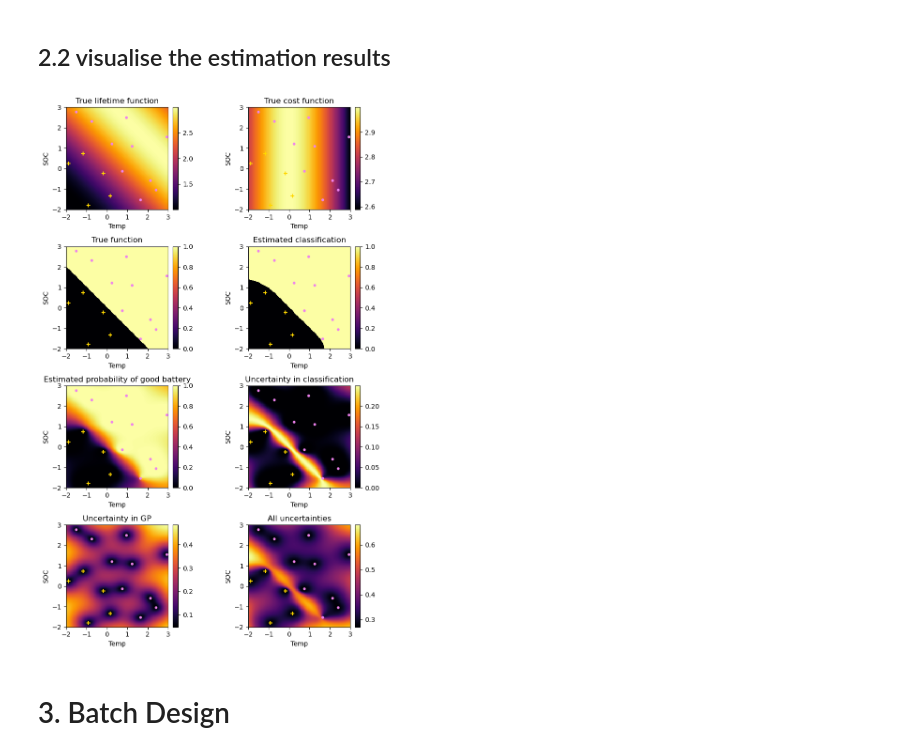
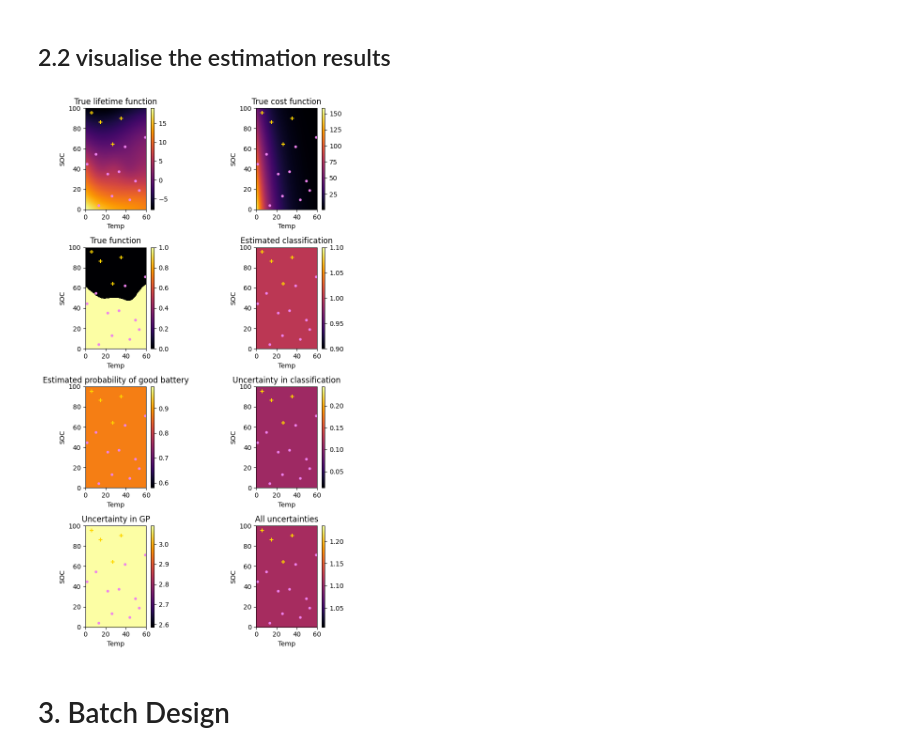
Before and after one commit to ma921/Battery-Experimental-Design, a Jupyter notebook: Tutorial 4. Cost-aware Batch Experimental Design.ipynb, the cells around one changed output. Saved outputs shown, nothing was run; the diff lists cells and outputs as text; code cells hidden in the pictures.

Commit message:
New lifetime function from Jossen Paper and new cost function

```diff
--- a/Tutorial 4. Cost-aware Batch Experimental Design.ipynb
+++ b/Tutorial 4. Cost-aware Batch Experimental Design.ipynb
@@ -18,8 +18,8 @@ import torch
 # Assume our bounds are standardised for statistical model.
 # e.g. originally SOC [0, 100] but convert to [-2, 3], for better fitting.
 bounds = torch.tensor([
-    [-2, -2], # lower bound
-    [3, 3], # upper bound
+    [0, 0], # lower bound
+    [100, 60], # upper bound
 ]).double()
 
 # set label names
@@ -115,7 +151,7 @@ n_initial = 15
 torch.random.manual_seed(seed)
 
 X = prior.sample(n_initial)
-Y = synthetic_lifetime(X) - threshold_lifetime
+Y = lifetime_function(X)# - threshold_lifetime
 model = setting_GP_model(X, Y)
 # %% [markdown]
 ## 2.2 visualise the estimation results
@@ -126,14 +162,15 @@ def visualize_model(X, Y, model, X_new=None):
     fig, axes = plt.subplots(n_rows,n_cols, tight_layout=True, figsize=(8,12))
 
     Xgrid = get_plotting_domain()
-    Ygrid = synthetic_lifetime(Xgrid)
-    Cgrid = synthetic_cost(Xgrid)
+    Ygrid = lifetime_function(Xgrid)
+    Cgrid = cost_function(Xgrid)
 
     # function
     plot_function(Ygrid, axes[0,0])
     plot_white(X[Y.squeeze() > 0], axes[0,0])
     plot_gold(X[Y.squeeze() < 0], axes[0,0])
     axes[0,0].set_title("True lifetime function")
+
     plot_function(Cgrid, axes[0,1])
     plot_white(X[Y.squeeze() > 0], axes[0,1])
     plot_gold(X[Y.squeeze() < 0], axes[0,1])
@@ -153,34 +190,34 @@ def visualize_model(X, Y, model, X_new=None):
 
     plot_function(prob, axes[2,0])
     plot_white(X[Y.squeeze() > 0], axes[2,0])
     plot_gold(X[Y.squeeze() < 0], axes[2,0])
     axes[2,0].set_title("Estimated probability of good battery")
 
     plot_function(var, axes[2,1])
     plot_white(X[Y.squeeze() > 0], axes[2,1])
     plot_gold(X[Y.squeeze() < 0], axes[2,1])
     axes[2,1].set_title("Uncertainty in classification")
 
     plot_function(stddev, axes[3,0])
     plot_white(X[Y.squeeze() > 0], axes[3,0])
     plot_gold(X[Y.squeeze() < 0], axes[3,0])
     axes[3,0].set_title("Uncertainty in GP")
 
     plot_function(torch.distributions.Normal(0,1).cdf(stddev).pow(2) + var, axes[3,1])
     plot_white(X[Y.squeeze() > 0], axes[3,1])
     plot_gold(X[Y.squeeze() < 0], axes[3,1])
     axes[3,1].set_title("All uncertainties")
 
     if X_new is not None:
         for row in range(n_rows):
             for col in range(n_cols):
                 plot_red(X_new, axes[row, col])
 
     plt.show()
 
 visualize_model(X, Y, model)
 # %% [output]
-[figure, old version]
+[figure, new version]
 # %% [markdown]
 # 3. Batch Design
 # %%
```
Also changed, not shown: parts of 4 cells of this notebook.
